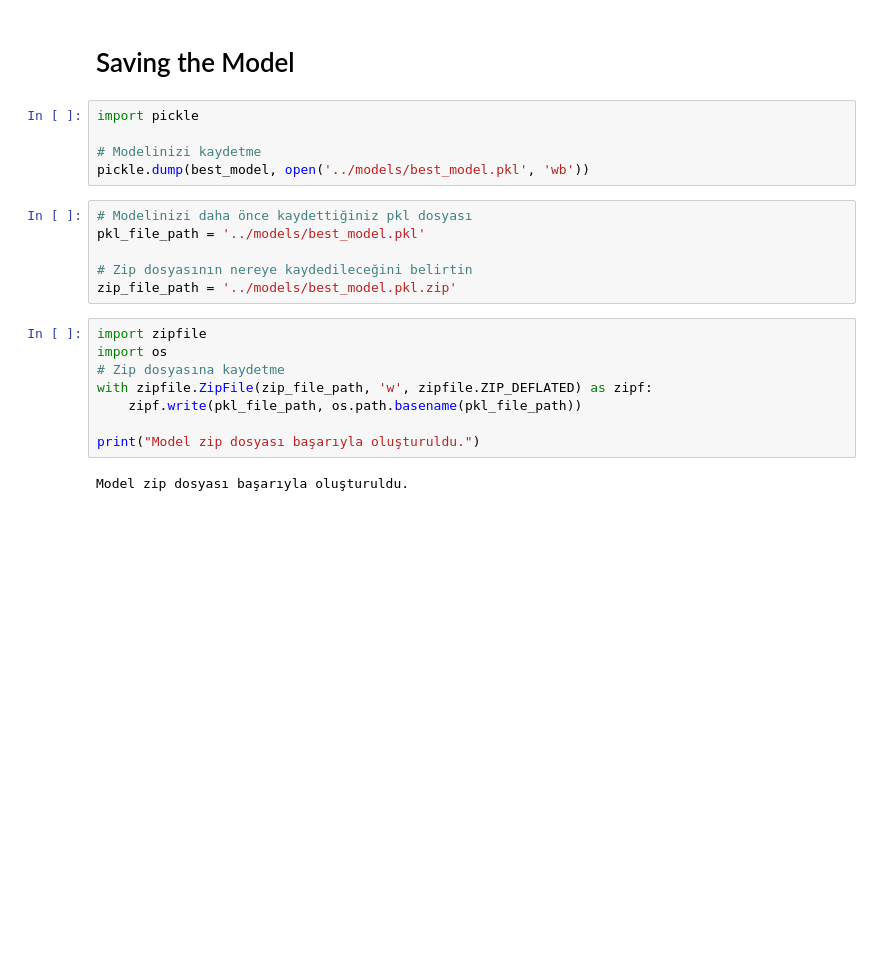
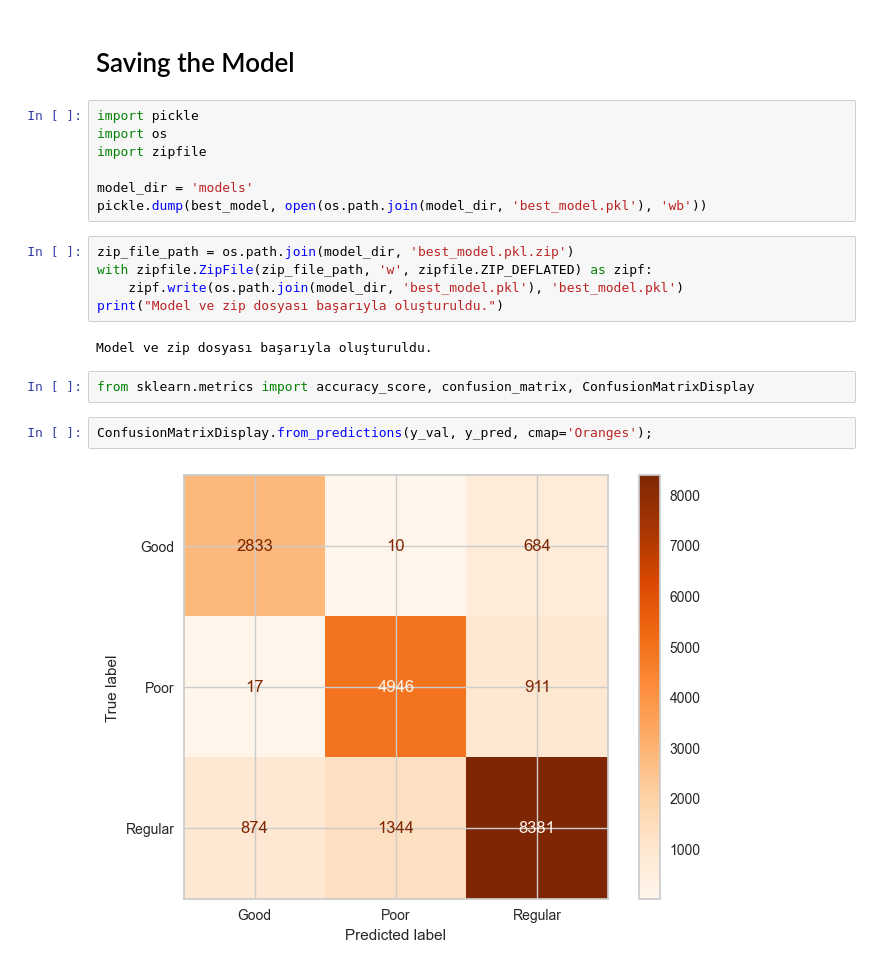
Before and after one commit to EsraKorkmazz/FINANCE-STREAMLIT-APP, a Jupyter notebook: notebooks/3-machine-learning.ipynb, the cells around one changed output. Drawn from its saved outputs; the diff is of its cells as text; blank space fills up the shorter version.

```diff
--- a/notebooks/3-machine-learning.ipynb
+++ b/notebooks/3-machine-learning.ipynb
@@ -231,22 +281,21 @@ The dataset is imbalanced and even though I didn't address it, the imbalance did
 # Saving the Model
 # %%
 import pickle
+import os
+import zipfile
 
-# Modelinizi kaydetme
-pickle.dump(best_model, open('../models/best_model.pkl', 'wb'))
+model_dir = 'models'
+pickle.dump(best_model, open(os.path.join(model_dir, 'best_model.pkl'), 'wb'))
-# %%
-# Modelinizi daha önce kaydettiğiniz pkl dosyası
-pkl_file_path = '../models/best_model.pkl'
-
-# Zip dosyasının nereye kaydedileceğini belirtin
-zip_file_path = '../models/best_model.pkl.zip'
 # %%
-import zipfile
-import os
-# Zip dosyasına kaydetme
+zip_file_path = os.path.join(model_dir, 'best_model.pkl.zip')
 with zipfile.ZipFile(zip_file_path, 'w', zipfile.ZIP_DEFLATED) as zipf:
-    zipf.write(pkl_file_path, os.path.basename(pkl_file_path))
-
-print("Model zip dosyası başarıyla oluşturuldu.")
+    zipf.write(os.path.join(model_dir, 'best_model.pkl'), 'best_model.pkl')
+print("Model ve zip dosyası başarıyla oluşturuldu.")
 # %% [output]
-Model zip dosyası başarıyla oluşturuldu.
+Model ve zip dosyası başarıyla oluşturuldu.
+# %%
+from sklearn.metrics import accuracy_score, confusion_matrix, ConfusionMatrixDisplay
+# %%
+ConfusionMatrixDisplay.from_predictions(y_val, y_pred, cmap='Oranges');
+# %% [output]
+[figure, added]
```
Also changed, not shown: parts of 17 cells of this notebook, 5 other files.
